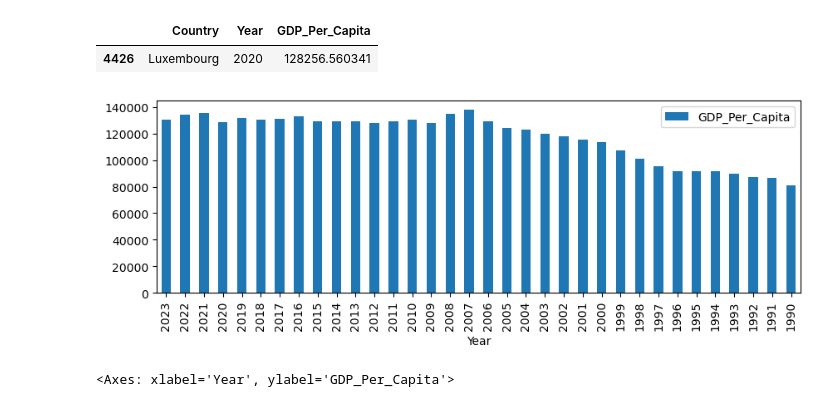
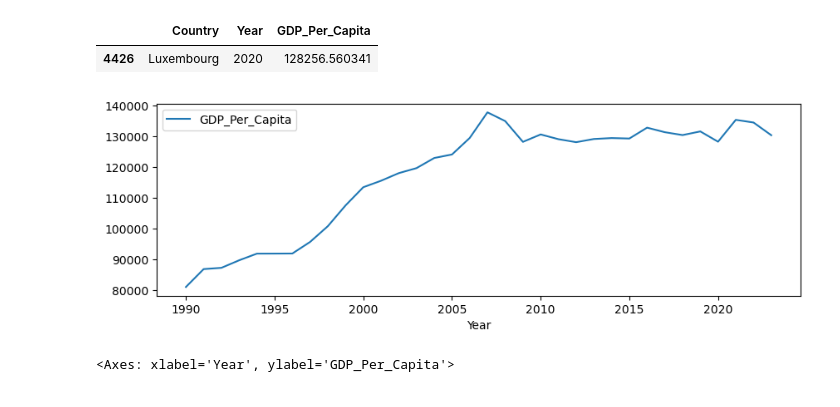
Before and after one commit to BrittanyRussell-15/un-exploration-PythonBrittanyRussell-15, a Jupyter notebook: notebooks/BrittanyRussellUndataProject1.ipynb, the cells around one changed output. Drawn from its saved outputs; the diff is of its cells as text; code cells hidden in the pictures.

```diff
--- a/notebooks/BrittanyRussellUndataProject1.ipynb
+++ b/notebooks/BrittanyRussellUndataProject1.ipynb
@@ -443,12 +443,12 @@ gdp2020.loc[gdp2020['GDP_Per_Capita'] == max_gdp_value_2020]
 #Question 12B
 Luxembourggdp = gdp_df.loc[gdp_df['Country'] == 'Luxembourg']
 # %%
-Luxembourggdp.plot(kind = 'bar',
+Luxembourggdp.plot(kind = 'line',
                 x = 'Year',
                 y = 'GDP_Per_Capita',
                 figsize = (10,3));
 # %% [output]
-[figure, old version]
+[figure, new version]
 # %%
 sns.barplot(x=gdp_df['Year'], y=Luxembourggdp["GDP_Per_Capita"])
 # %% [output]
```
Also changed, not shown: parts of 31 cells of this notebook.
